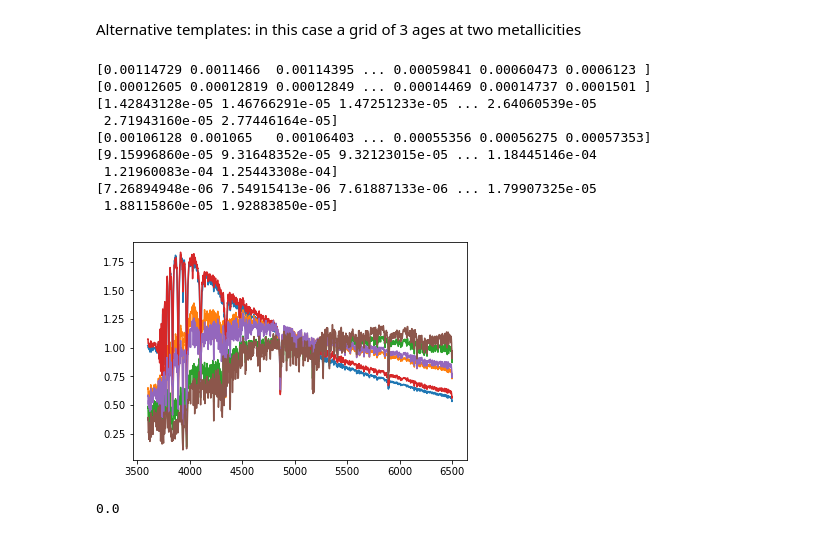
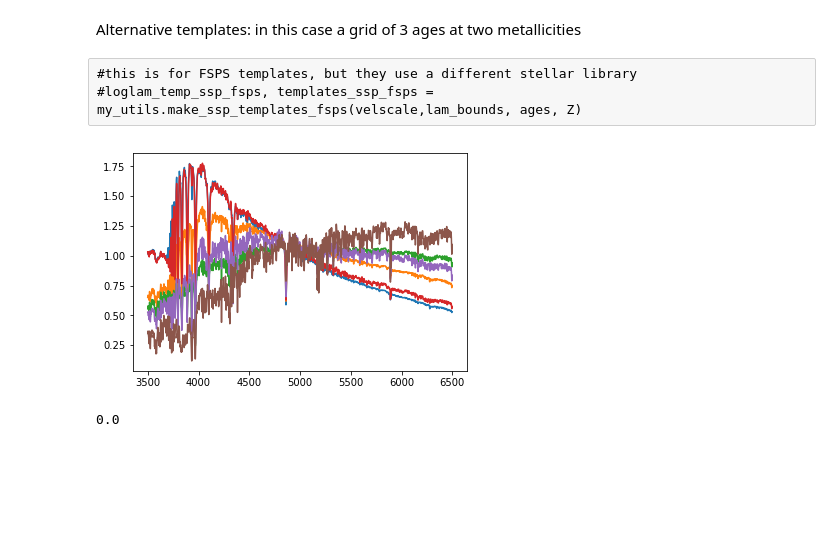
Before and after one commit to ritatojeiro/desi_gqp, a Jupyter notebook: nb/start_example.ipynb, the cells around one changed output. Drawn from its saved outputs; the diff is of its cells as text; code cells hidden in the pictures; blank space fills up the shorter version.

```diff
--- a/nb/start_example.ipynb
+++ b/nb/start_example.ipynb
@@ -344,17 +213,2 @@ print(np.shape(lam_temp), np.shape(lam_gal))
 # %% [markdown]
 Alternative templates: in this case a grid of 3 ages at two metallicities
-# %%
-ages = [0.1, 1, 10] #in Gyrs
-Z = [-0.5, 0] #in log10(Z/Zsolar)
-loglam_temp_ssp, templates_ssp = make_ssp_templates(velscale,lam_bounds, ages, Z)
-# %% [output]
-[0.00114729 0.0011466  0.00114395 ... 0.00059841 0.00060473 0.0006123 ]
-[0.00012605 0.00012819 0.00012849 ... 0.00014469 0.00014737 0.0001501 ]
-[1.42843128e-05 1.46766291e-05 1.47251233e-05 ... 2.64060539e-05
- 2.71943160e-05 2.77446164e-05]
-[0.00106128 0.001065   0.00106403 ... 0.00055356 0.00056275 0.00057353]
-[9.15996860e-05 9.31648352e-05 9.32123015e-05 ... 1.18445146e-04
- 1.21960083e-04 1.25443308e-04]
-[7.26894948e-06 7.54915413e-06 7.61887133e-06 ... 1.79907325e-05
- 1.88115860e-05 1.92883850e-05]
-[figure, removed]
@@ -361,3 +218,12 @@ loglam_temp_ssp, templates_ssp = make_ssp_templates(velscale,lam_bounds, ages, Z
+# %% [raw]
+#this is for FSPS templates, but they use a different stellar library
+#loglam_temp_ssp_fsps, templates_ssp_fsps = my_utils.make_ssp_templates_fsps(velscale,lam_bounds, ages, Z)
+# %%
+#this is for BC03 templates
+imp.reload(my_utils)
+loglam_temp_ssp, templates_ssp = my_utils.make_ssp_templates_bc03(velscale,lam_bounds, ages, Z)
+# %% [output]
+[figure, added]
 # %%
 #Lifted straight out of the ppxf examples. Note dv should be zero here as we're working on a fixed grid.
 
```
Also changed, not shown: parts of 42 cells of this notebook, 1 other file.
